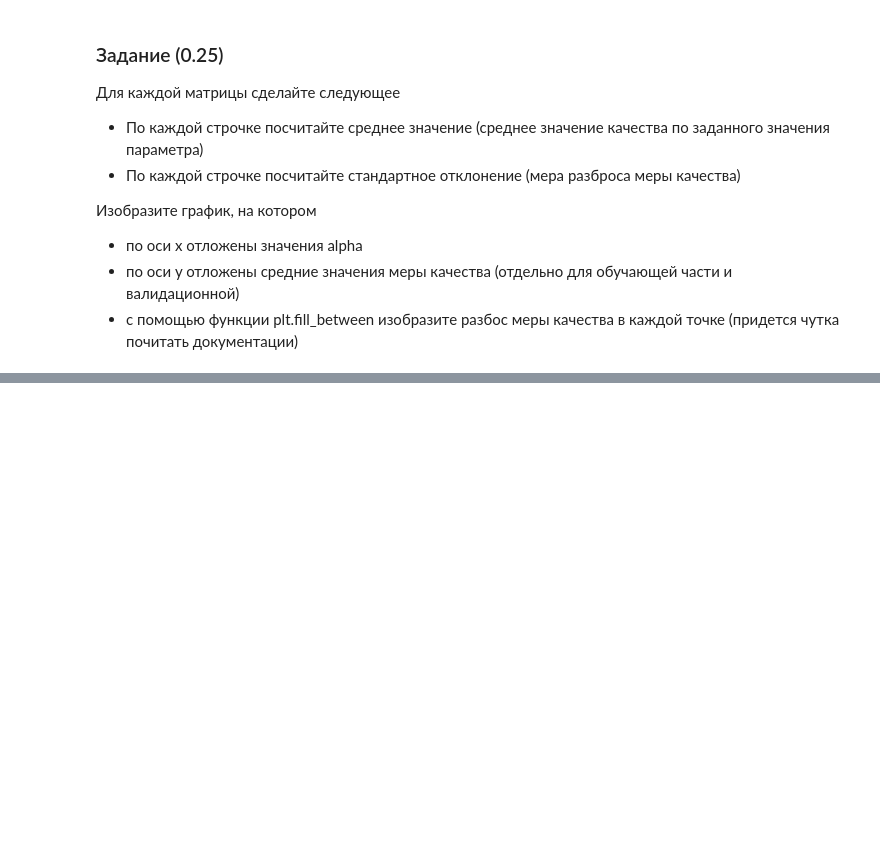
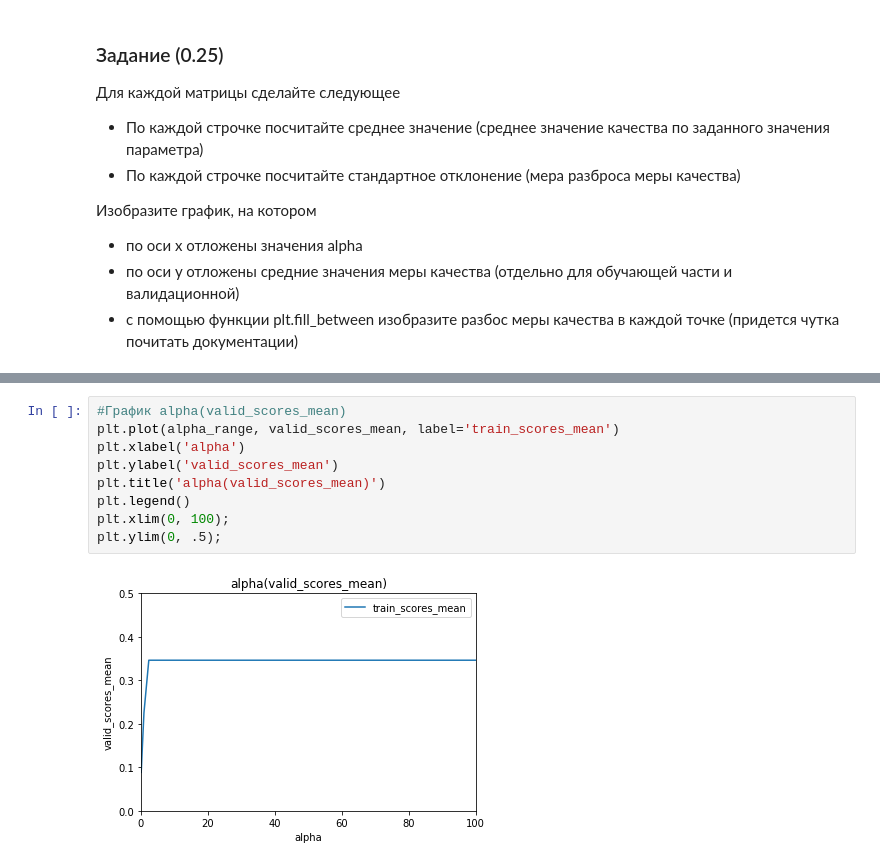
Before and after one commit to Igorigorizh/sfml, a Jupyter notebook: HW_03/regression-skillfactory-hw.ipynb, the cells around one changed output, grey strips where cells are left out. Drawn from its saved outputs; the diff is of its cells as text; blank space fills up the shorter version.

```diff
--- a/HW_03/regression-skillfactory-hw.ipynb
+++ b/HW_03/regression-skillfactory-hw.ipynb
@@ -452,0 +553,11 @@ train_scores, valid_scores = validation_curve(model, X, y, param_name=param_name
+# %%
+#График alpha(valid_scores_mean)
+plt.plot(alpha_range, valid_scores_mean, label='train_scores_mean')
+plt.xlabel('alpha')
+plt.ylabel('valid_scores_mean')
+plt.title('alpha(valid_scores_mean)')
+plt.legend()
+plt.xlim(0, 100);
+plt.ylim(0, .5);
+# %% [output]
+[figure, added]
```
Also changed, not shown: parts of 18 cells of this notebook.
